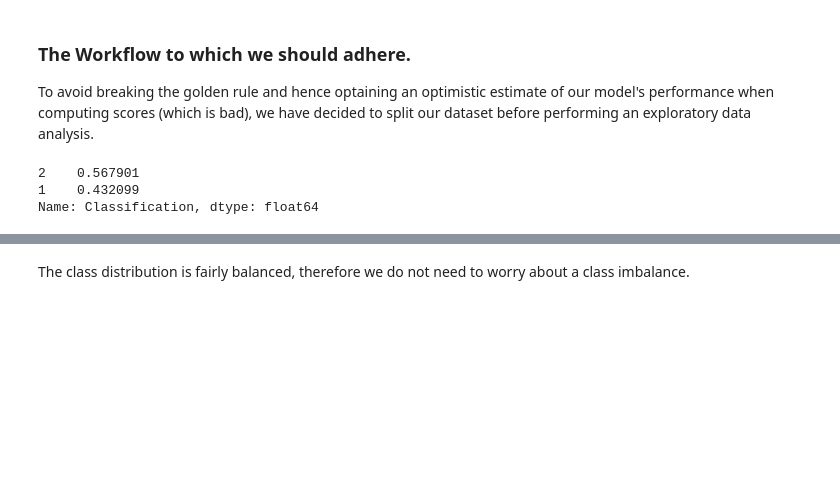
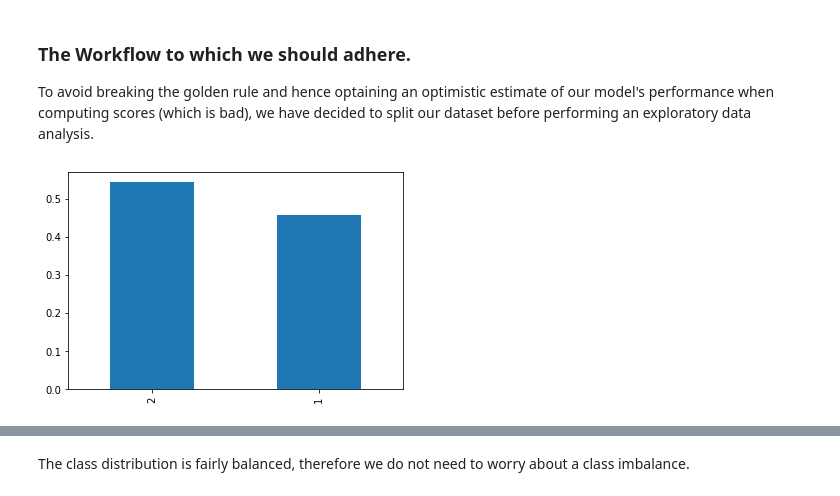
Before and after one commit to rahulkuriyedath/Breast-Cancer-Prediction, a Jupyter notebook: src/EDA.ipynb, the cells around one changed output, grey strips where cells are left out. Drawn from its saved outputs; the diff is of its cells as text; code cells hidden in the pictures; blank space fills up the shorter version.

```diff
--- a/src/EDA.ipynb
+++ b/src/EDA.ipynb
@@ -50,10 +84,8 @@ bc_df
 
 To avoid breaking the golden rule and hence optaining an optimistic estimate of our model's performance when computing scores (which is bad), we have decided to split our dataset before performing an exploratory data analysis.
 # %%
-train_df, test_df = train_test_split(bc_df, test_size = 0.3, random_state = 111)
+train_df, test_df = train_test_split(bc_df, test_size = 0.2, random_state = 123)
-# %%
-train_df["Classification"].value_counts(normalize=True)
-# %% [output]
-2    0.567901
-1    0.432099
-Name: Classification, dtype: float64
+# %%
+eda1 = train_df["Classification"].value_counts(normalize=True).plot(kind = 'bar').get_figure().savefig("figures/deado.png")
+# %% [output]
+[figure, added]
```
Also changed, not shown: parts of 27 cells of this notebook.
